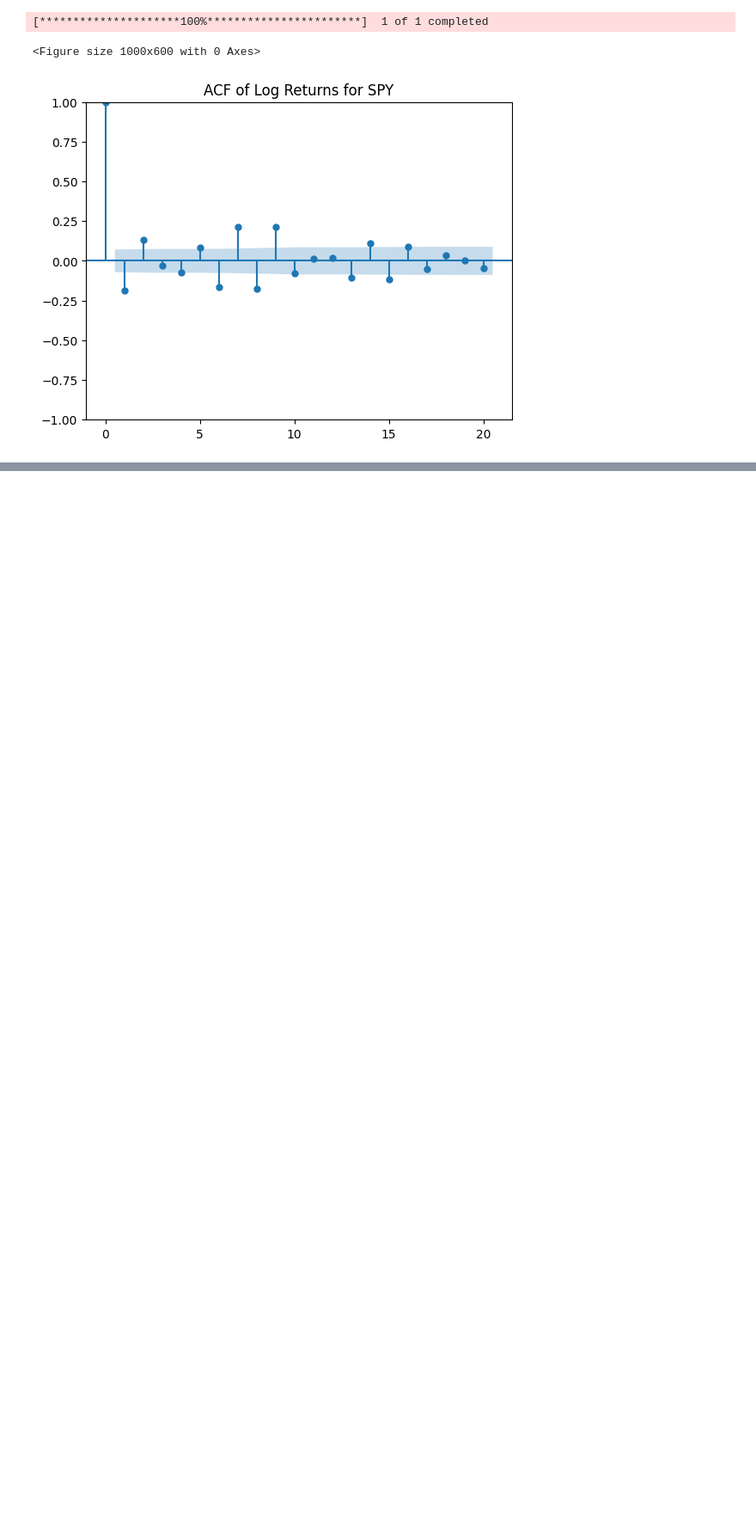
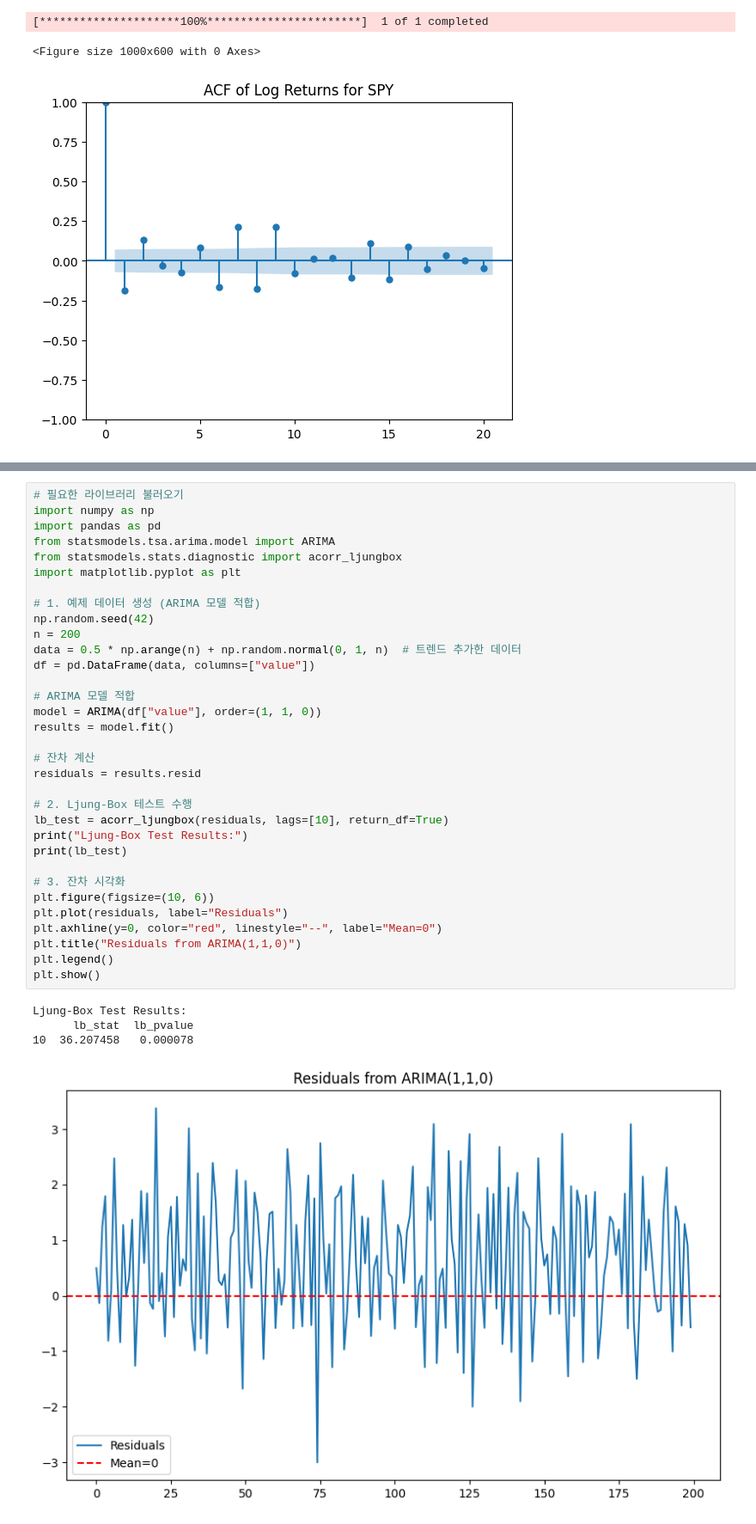
Before and after one commit to freejyb/kdigital, a Jupyter notebook: 시계열분석/ACF .ipynb, the cells around one changed output, grey strips where cells are left out. Shown: that part at 86% size. Drawn from its saved outputs; the diff is of its cells as text; blank space fills up the shorter version.

```diff
--- a/시계열분석/ACF .ipynb
+++ b/시계열분석/ACF .ipynb
@@ -230,0 +233,38 @@ plt.show()
+# %%
+# 필요한 라이브러리 불러오기
+import numpy as np
+import pandas as pd
+from statsmodels.tsa.arima.model import ARIMA
+from statsmodels.stats.diagnostic import acorr_ljungbox
+import matplotlib.pyplot as plt
+
+# 1. 예제 데이터 생성 (ARIMA 모델 적합)
+np.random.seed(42)
+n = 200
+data = 0.5 * np.arange(n) + np.random.normal(0, 1, n)  # 트렌드 추가한 데이터
+df = pd.DataFrame(data, columns=["value"])
+
+# ARIMA 모델 적합
+model = ARIMA(df["value"], order=(1, 1, 0))
+results = model.fit()
+
+# 잔차 계산
+residuals = results.resid
+
+# 2. Ljung-Box 테스트 수행
+lb_test = acorr_ljungbox(residuals, lags=[10], return_df=True)
+print("Ljung-Box Test Results:")
+print(lb_test)
+
+# 3. 잔차 시각화
+plt.figure(figsize=(10, 6))
+plt.plot(residuals, label="Residuals")
+plt.axhline(y=0, color="red", linestyle="--", label="Mean=0")
+plt.title("Residuals from ARIMA(1,1,0)")
+plt.legend()
+plt.show()
+# %% [output]
+Ljung-Box Test Results:
+      lb_stat  lb_pvalue
+10  36.207458   0.000078
+[figure, added]
```
Also changed, not shown: parts of 2 cells of this notebook.
